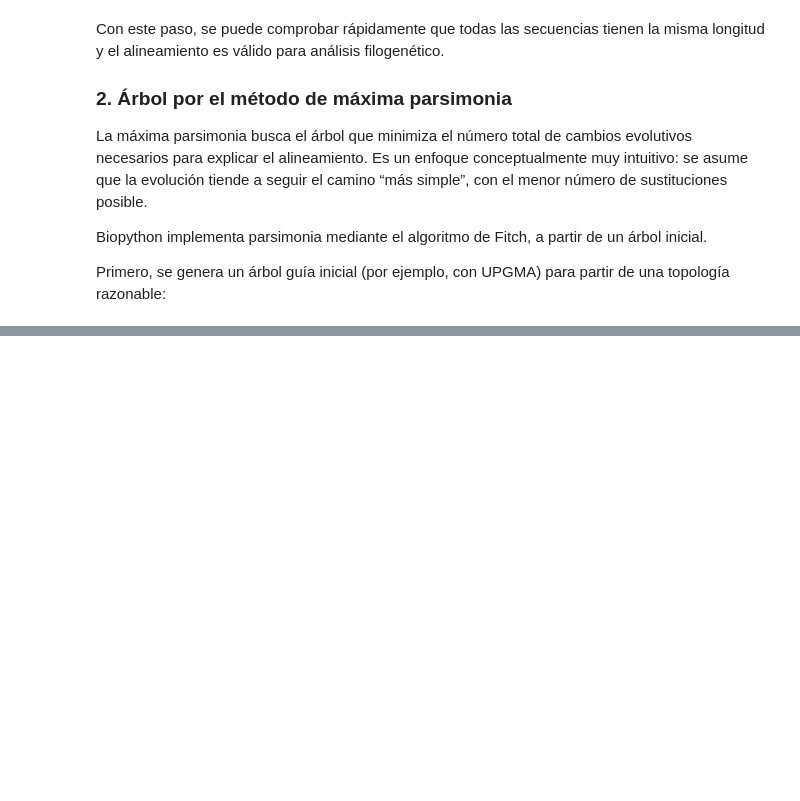
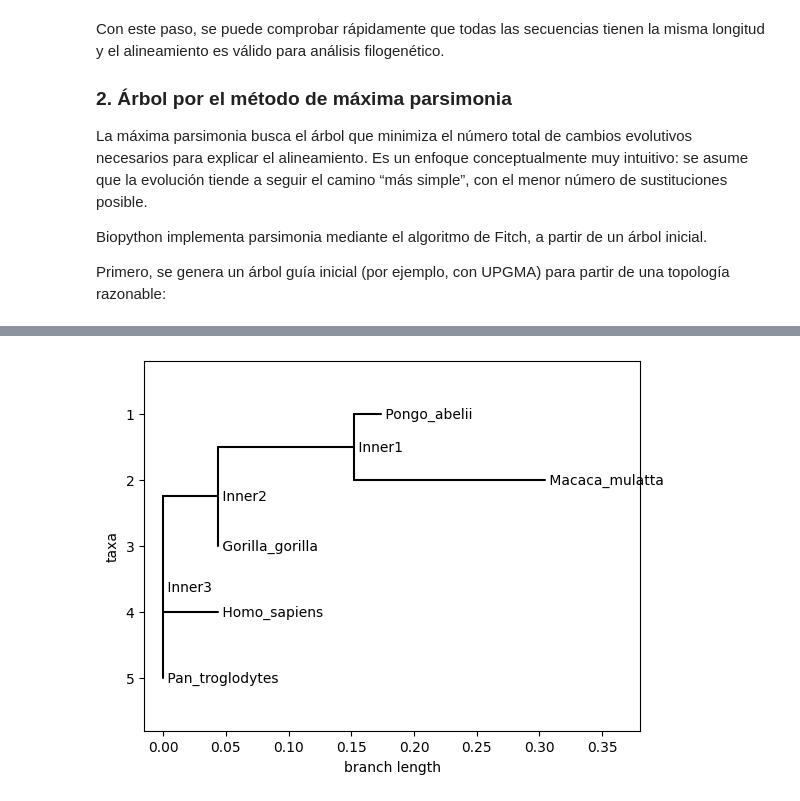
Before and after one commit to raquelaq/ArbolesFilogeneticos, a Jupyter notebook: ejercicio3.ipynb, the cells around one changed output, grey strips where cells are left out. Cells and saved outputs as stored; diff of their text form; code cells hidden in the pictures; blank space fills up the shorter version.

```diff
--- a/ejercicio3.ipynb
+++ b/ejercicio3.ipynb
@@ -207,0 +244,6 @@ starting_tree = constructor.upgma(dm)
+# %%
+tree_nj = constructor.nj(dm)
+
+Phylo.draw(tree_nj)
+# %% [output]
+[figure, added]
```
Also changed, not shown: parts of 10 cells of this notebook, 2 other files.
